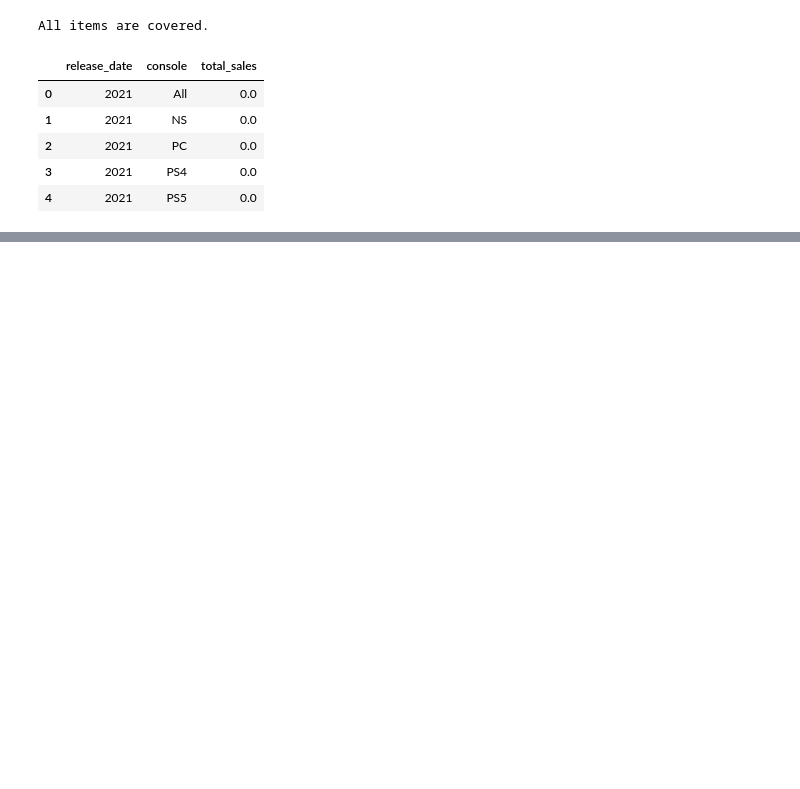
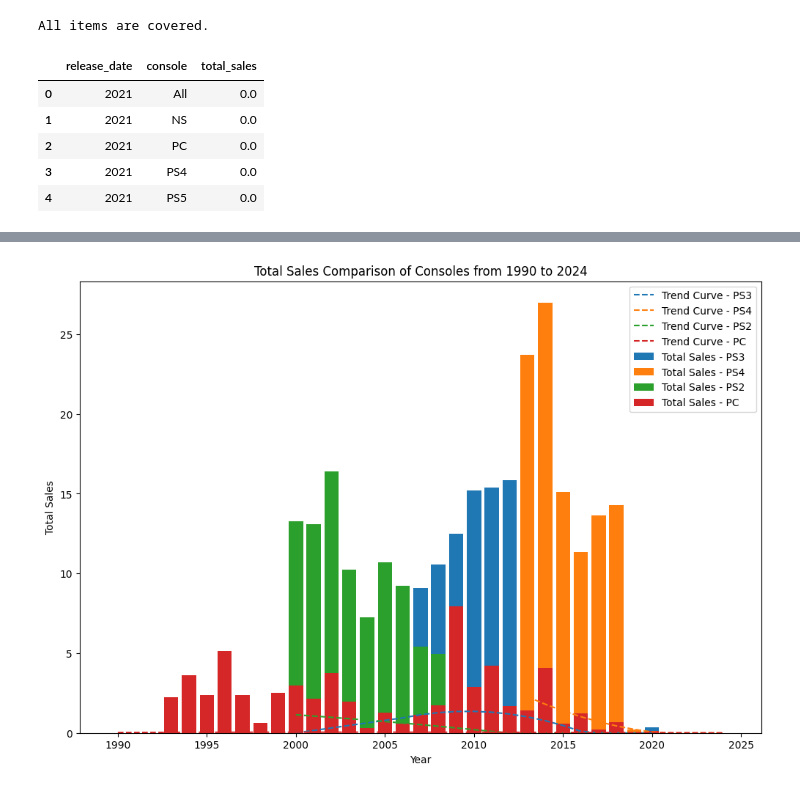
Before and after one commit to dmorton714/v_game, a Jupyter notebook: test.ipynb, the cells around one changed output, grey strips where cells are left out. Saved outputs shown, nothing was run; the diff lists cells and outputs as text; code cells hidden in the pictures; blank space fills up the shorter version.

```diff
--- a/test.ipynb
+++ b/test.ipynb
@@ -145,0 +203,4 @@ analyzer.stacked_graph((2010, 2020), 'PC', 'X360', 'PS3')
+# %%
+analyzer.stacked_graph((1990, 2024), 'PS3', 'PS4', 'PS2', 'PC')
+# %% [output]
+[figure, added]
```
Also changed, not shown: parts of 6 cells of this notebook.
